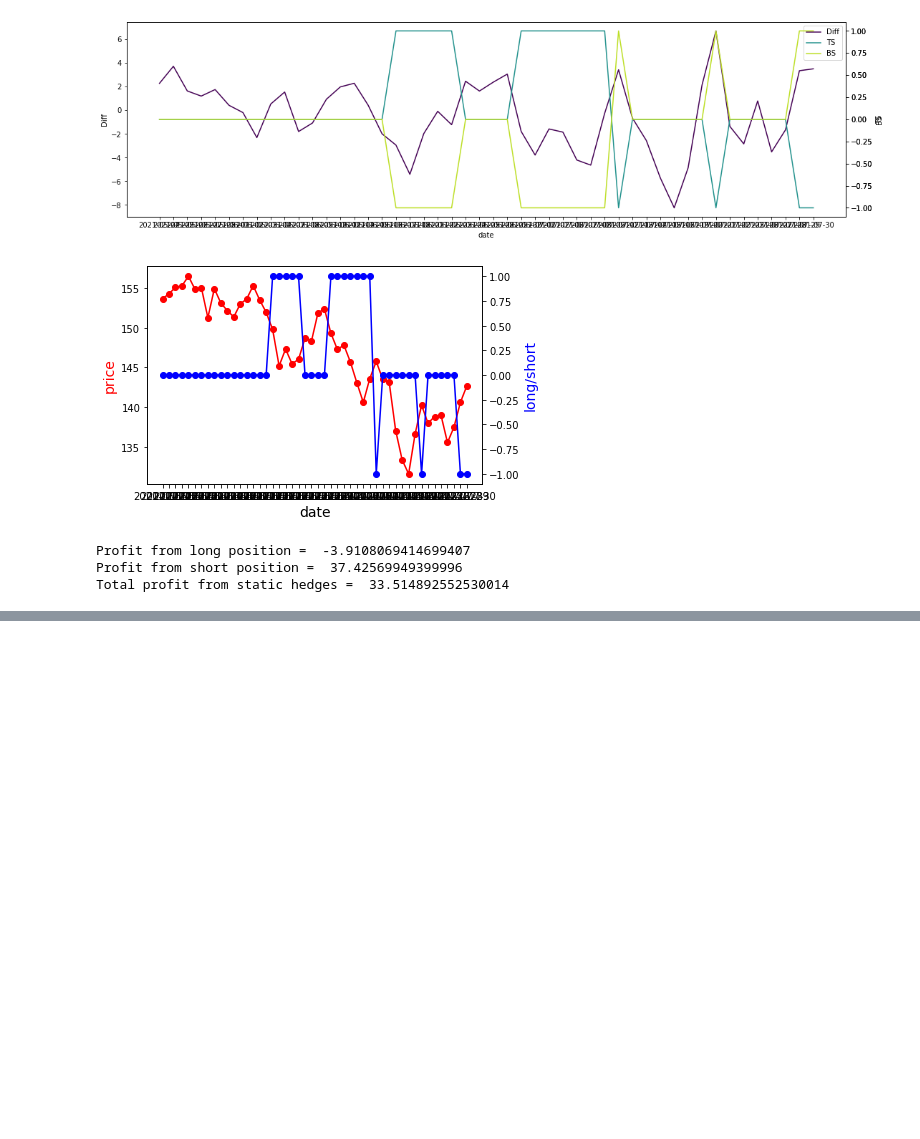
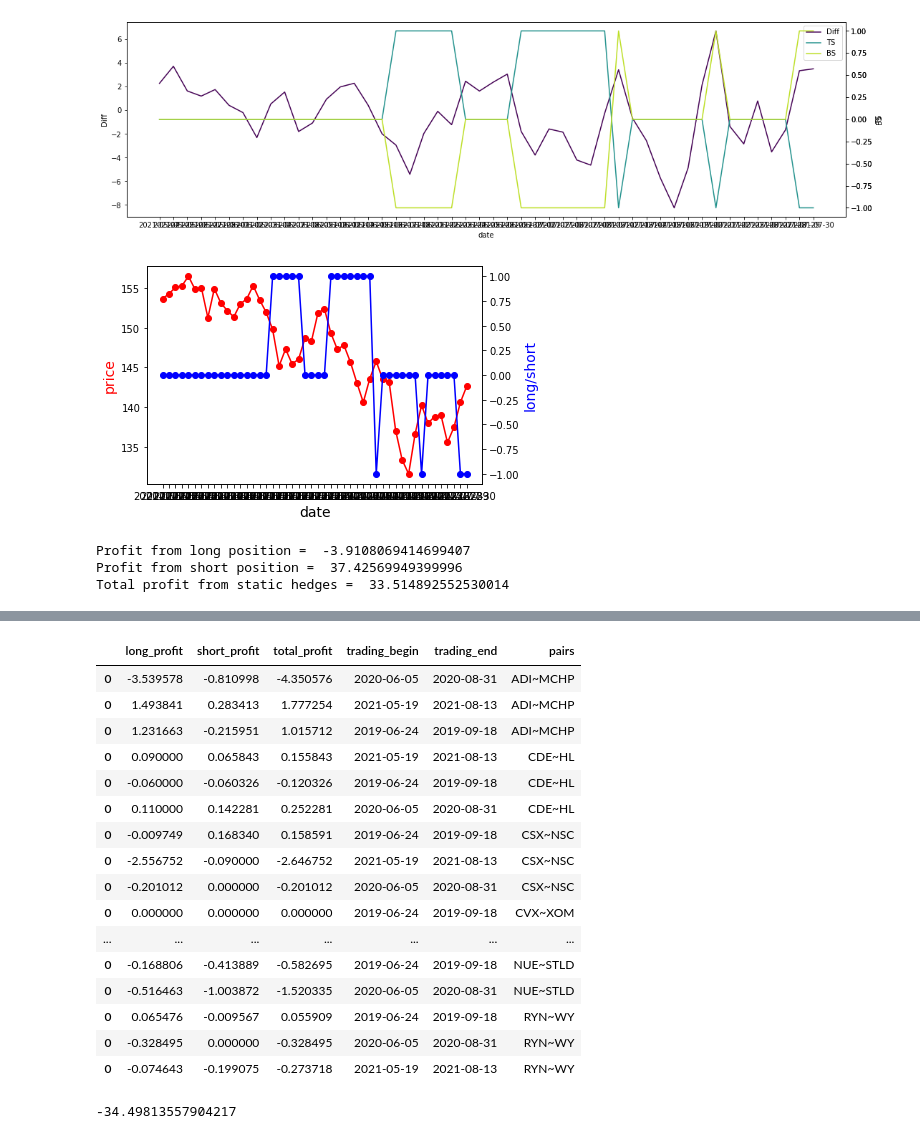
Before and after one commit to kunalc10/appianway, a Jupyter notebook: notebooks/trading_pairs.ipynb, the cells around one changed output, grey strips where cells are left out. Drawn from its saved outputs; the diff is of its cells as text; code cells hidden in the pictures; blank space fills up the shorter version.

Commit message:
adding pair portfolio change

```diff
--- a/notebooks/trading_pairs.ipynb
+++ b/notebooks/trading_pairs.ipynb
@@ -198,26 +198,42 @@ def trade_pair_portfolio(df, y_ticker, x_ticker, start_date, end_date, forecasti
                                                                                forecasting_args["forecasting_horizon"])
     differenced_series = econometrics.get_difference_series(residual_series, forecasted_deviations)
     # Perform MAD deviation computation
-    top_strategy, bottom_strategy, datelist = generate_mad_signals(differenced_series,
+    top_strategy, bottom_strategy, datelist = econometrics.generate_mad_signals(differenced_series,
                                                                    forecasting_args["entry_threshold"],
                                                                    forecasting_args["exit_threshold"], forecasting_args["mad_train_horizon"])
     # Compute profits
 
-    lp, sp = compute_profits(Y, X, top_strategy, bottom_strategy,
+    lp, sp = econometrics.compute_profits(Y, X, top_strategy, bottom_strategy,
                              datelist, coint_tick, historical_beta)
 
     final_df = {}
-    final_df["long_profit"] = lp
-    final_df["short_profit"] = sp
-    final_df["total_profit"] = lp+sp
+    final_df["long_profit"] = [lp]
+    final_df["short_profit"] = [sp]
+    final_df["total_profit"] = [lp+sp]
     return final_df
 # %%
 pair_portfolio = [("ADI", "MCHP"), ("CL", "PG")]
+# %%
+## Trade individual pairs
+pair_portfolio = [
+ ('DHI', 'LEN'),
+ ('HAL', 'SLB'),
+ ('CVX', 'XOM'),
+ ('CSX', 'NSC'),
+ ('ITT', 'PH'),
+ ('LRCX', 'MKSI'),
+ ('ADI', 'MCHP'),
+ ('IP', 'WRK'),
+ ('CDE', 'HL'),
+ ('NUE', 'STLD'),
+ ('IVV', 'SPY'),
+ ('IWF', 'VUG'),
+ ('RYN', 'WY')]
 # %%
 ## Create a portfolio of pair of stocks
 
 ## Step 1: Select start date and training period.
-start_date = "2018-01-01"
+start_date = "2019-01-01"
 training_period_length = 180
 trading_period_length = 60
 mad_training_horizon = 30
@@ -226,18 +242,20 @@ mega_datelist = sorted(df["date"].unique().tolist())
 closest_date = econometrics.find_closest_date(start_date, mega_datelist)
 start_index = mega_datelist.index(closest_date)
 portfolio_list = []
-forecasting_args = {"entry_threshold":2, "exit_threshold":1,"method":"auto_arima",
+forecasting_args = {"entry_threshold":2.5, "exit_threshold":0,"method":"auto_arima",
                     "mad_train_horizon":mad_training_horizon,"forecasting_horizon":forecasting_horizon}
 for index in range(start_index, len(mega_datelist), training_period_length + trading_period_length):
     ## Step1: extract the series upto training horizon
-    start_date = mega_datelist[start_index]
-    end_date = mega_datelist[start_index + training_period_length]
-    start_date_trading = mega_datelist[start_index -
+    start_date = mega_datelist[index]
+    end_date = mega_datelist[index + training_period_length]
+    start_date_trading = mega_datelist[index -
                                        (mad_training_horizon + forecasting_horizon) + training_period_length]
 
-    end_date_trading = mega_datelist[start_index - (mad_training_horizon + forecasting_horizon)
+    end_date_trading = mega_datelist[index - (mad_training_horizon + forecasting_horizon)
                                      + trading_period_length + training_period_length]
+
     for pair in pair_portfolio:
+        print("Date = {}, pair = {}".format(start_date, pair))
         y_ticker = pair[0]
         x_ticker = pair[1]
         X = econometrics.extract_time_series(df, x_ticker, "5. adjusted close", start_date, end_date)
@@ -253,4 +271,5 @@ for index in range(start_index, len(mega_datelist), training_period_length + tra
         profit_dict["pairs"] = y_ticker + "~" + x_ticker
 
         portfolio_list.append(pd.DataFrame(profit_dict))
+        print("Profit computation complete")
 # %% [output]
@@ -258,0 +375,26 @@ UnboundLocalError: local variable 'fp' referenced before assignment
+# %%
+portfolio = pd.concat(portfolio_list).sort_values("pairs")
+# %%
+portfolio
+# %% [output]
+|  | long_profit | short_profit | total_profit | trading_begin | trading_end | pairs |
+| 0 | -3.539578 | -0.810998 | -4.350576 | 2020-06-05 | 2020-08-31 | ADI~MCHP |
+| 0 | 1.493841 | 0.283413 | 1.777254 | 2021-05-19 | 2021-08-13 | ADI~MCHP |
+| 0 | 1.231663 | -0.215951 | 1.015712 | 2019-06-24 | 2019-09-18 | ADI~MCHP |
+| 0 | 0.090000 | 0.065843 | 0.155843 | 2021-05-19 | 2021-08-13 | CDE~HL |
+| 0 | -0.060000 | -0.060326 | -0.120326 | 2019-06-24 | 2019-09-18 | CDE~HL |
+| 0 | 0.110000 | 0.142281 | 0.252281 | 2020-06-05 | 2020-08-31 | CDE~HL |
+| 0 | -0.009749 | 0.168340 | 0.158591 | 2019-06-24 | 2019-09-18 | CSX~NSC |
+| 0 | -2.556752 | -0.090000 | -2.646752 | 2021-05-19 | 2021-08-13 | CSX~NSC |
+| 0 | -0.201012 | 0.000000 | -0.201012 | 2020-06-05 | 2020-08-31 | CSX~NSC |
+| 0 | 0.000000 | 0.000000 | 0.000000 | 2019-06-24 | 2019-09-18 | CVX~XOM |
+| ... | ... | ... | ... | ... | ... | ... |
+| 0 | -0.168806 | -0.413889 | -0.582695 | 2019-06-24 | 2019-09-18 | NUE~STLD |
+| 0 | -0.516463 | -1.003872 | -1.520335 | 2020-06-05 | 2020-08-31 | NUE~STLD |
+| 0 | 0.065476 | -0.009567 | 0.055909 | 2019-06-24 | 2019-09-18 | RYN~WY |
+| 0 | -0.328495 | 0.000000 | -0.328495 | 2020-06-05 | 2020-08-31 | RYN~WY |
+| 0 | -0.074643 | -0.199075 | -0.273718 | 2021-05-19 | 2021-08-13 | RYN~WY |
+# %%
+portfolio["total_profit"].sum()
+# %% [output]
+-34.49813557904217
```
Also changed, not shown: parts of 3 cells of this notebook, 1 other file.
